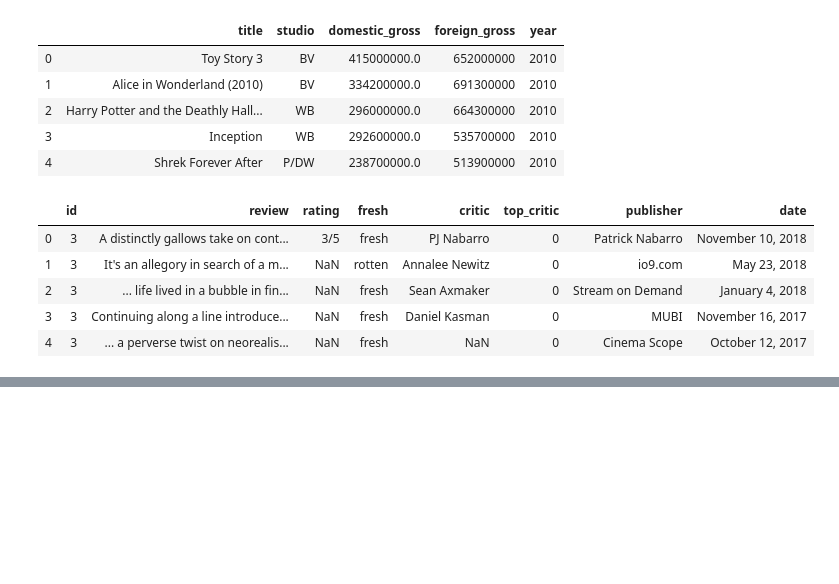
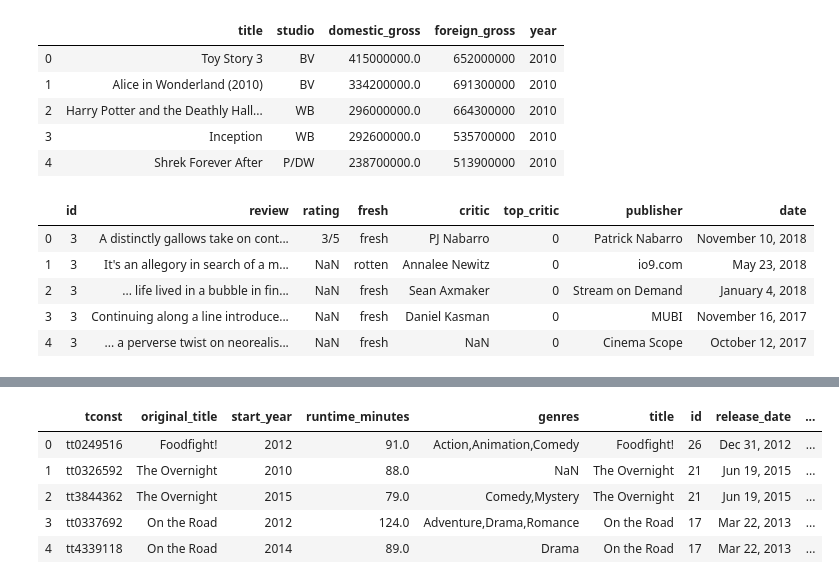
Before and after one commit to nqabell89/movie_industry_analysis, a Jupyter notebook: V1_Movie_Data_Analysis.ipynb, the cells around one changed output, grey strips where cells are left out. Cells and saved outputs as stored; diff of their text form; code cells hidden in the pictures; blank space fills up the shorter version.

```diff
--- a/V1_Movie_Data_Analysis.ipynb
+++ b/V1_Movie_Data_Analysis.ipynb
@@ -53,0 +148,10 @@ imdb_ratings_df.head()
+# %%
+working_df = pd.merge(test_df, imdb_ratings_df, left_on='tconst', right_on='tconst')
+working_df.head()
+# %% [output]
+|  | tconst | original_title | start_year | runtime_minutes | genres | title | id | release_date | ... |
+| 0 | tt0249516 | Foodfight! | 2012 | 91.0 | Action,Animation,Comedy | Foodfight! | 26 | Dec 31, 2012 | ... |
+| 1 | tt0326592 | The Overnight | 2010 | 88.0 | NaN | The Overnight | 21 | Jun 19, 2015 | ... |
+| 2 | tt3844362 | The Overnight | 2015 | 79.0 | Comedy,Mystery | The Overnight | 21 | Jun 19, 2015 | ... |
+| 3 | tt0337692 | On the Road | 2012 | 124.0 | Adventure,Drama,Romance | On the Road | 17 | Mar 22, 2013 | ... |
+| 4 | tt4339118 | On the Road | 2014 | 89.0 | Drama | On the Road | 17 | Mar 22, 2013 | ... |
```
Also changed, not shown: parts of 8 cells of this notebook, 2 other files.
